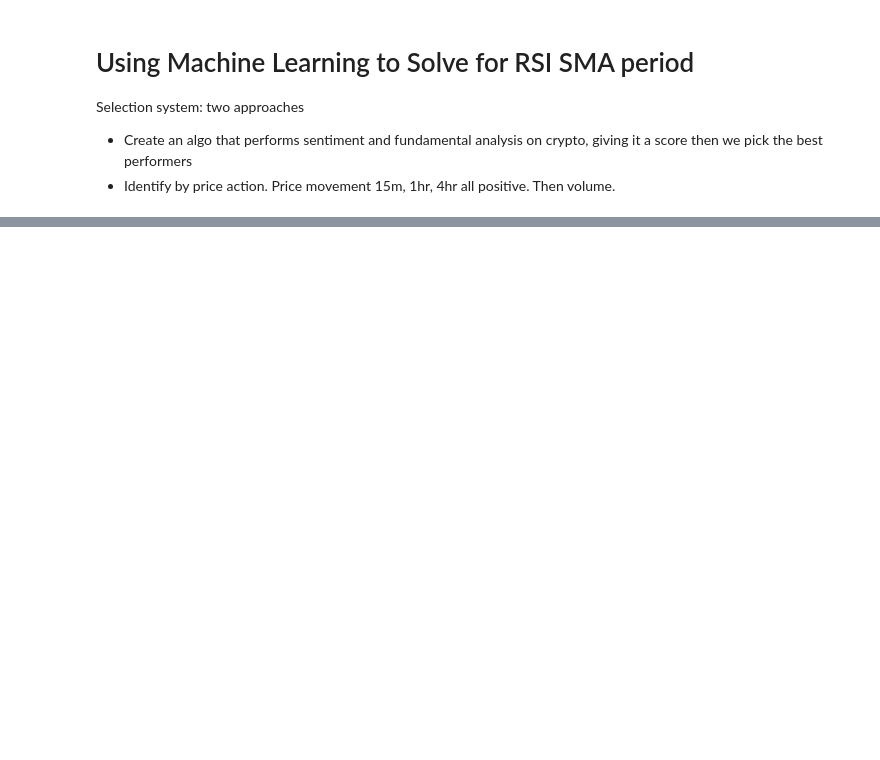
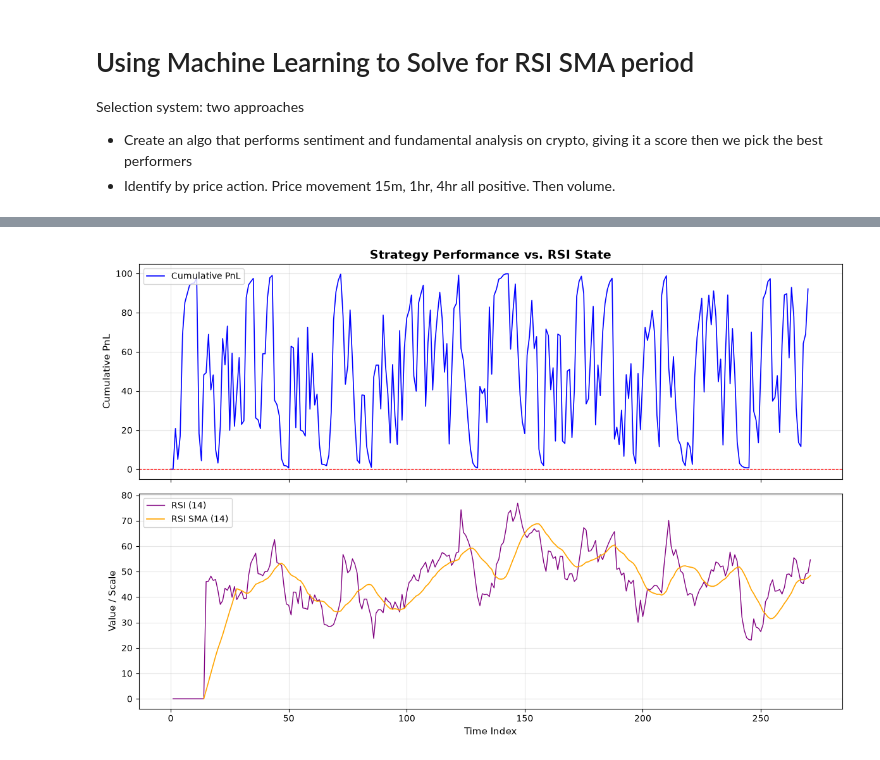
Before and after one commit to hmzk1422/OSADP-Infrastructure, a Jupyter notebook: research/approach_2.ipynb, the cells around one changed output, grey strips where cells are left out. Saved outputs shown, nothing was run; the diff lists cells and outputs as text; code cells hidden in the pictures; blank space fills up the shorter version.

```diff
--- a/research/approach_2.ipynb
+++ b/research/approach_2.ipynb
@@ -56,0 +66,46 @@ plot_one(streak_durations['duration'])
+# %%
+
+price_clean = np.asanyarray(df_price_1m['close'], dtype=float)
+rsi_2 = get_wilders_rsi(np.diff(price_clean), 2)
+rsi_14 = get_wilders_rsi(np.diff(price_clean), 14)
+rsi_14_sma = sma(rsi_14, 14)
+
+# 1. Calculate the indicators
+price_clean = np.asanyarray(df_price_1m['close'], dtype=float)
+diffs = np.diff(price_clean)
+
+# 2. Get the raw RSI arrays
+rsi_14_raw = get_wilders_rsi(diffs, 14)
+rsi_14_sma_raw = sma(rsi_14_raw, 14)
+
+# 3. Create full-length arrays filled with NaN
+rsi_14 = np.full(len(df_price_1m), np.nan)
+rsi_14_sma = np.full(len(df_price_1m), np.nan)
+
+rsi_14[-len(rsi_14_raw):] = rsi_14_raw
+rsi_14_sma[-len(rsi_14_sma_raw):] = rsi_14_sma_raw
+
+# 5. Assign to DataFrame
+df_price_1m['rsi_14'] = rsi_14
+df_price_1m['sma_14'] = rsi_14_sma
+
+# Call it with your variables, explicitly passing labels so the chart is clear
+df_price_1m['rsi_above_sma'] = df_price_1m['rsi_14'] > df_price_1m['sma_14']
+
+# 2. Identify where the condition changes (this creates a new "block" for every switch)
+df_price_1m['block'] = (df_price_1m['rsi_above_sma'] != df_price_1m['rsi_above_sma'].shift()).cumsum()
+
+# 3. Group by the condition and block to count the duration of each streak
+streak_durations = df_price_1m.groupby(['rsi_above_sma', 'block']).size().reset_index(name='duration')
+
+plot_two(
+    primary_data=rsi_2,
+    secondary_data_1=rsi_14,
+    secondary_data_2=rsi_14_sma,
+    primary_label="Cumulative PnL",
+    secondary_label_1="RSI (14)",
+    secondary_label_2="RSI SMA (14)",
+    title="Strategy Performance vs. RSI State"
+)
+# %% [output]
+[figure, added]
```
Also changed, not shown: parts of 1 cell of this notebook, 1 other file.
